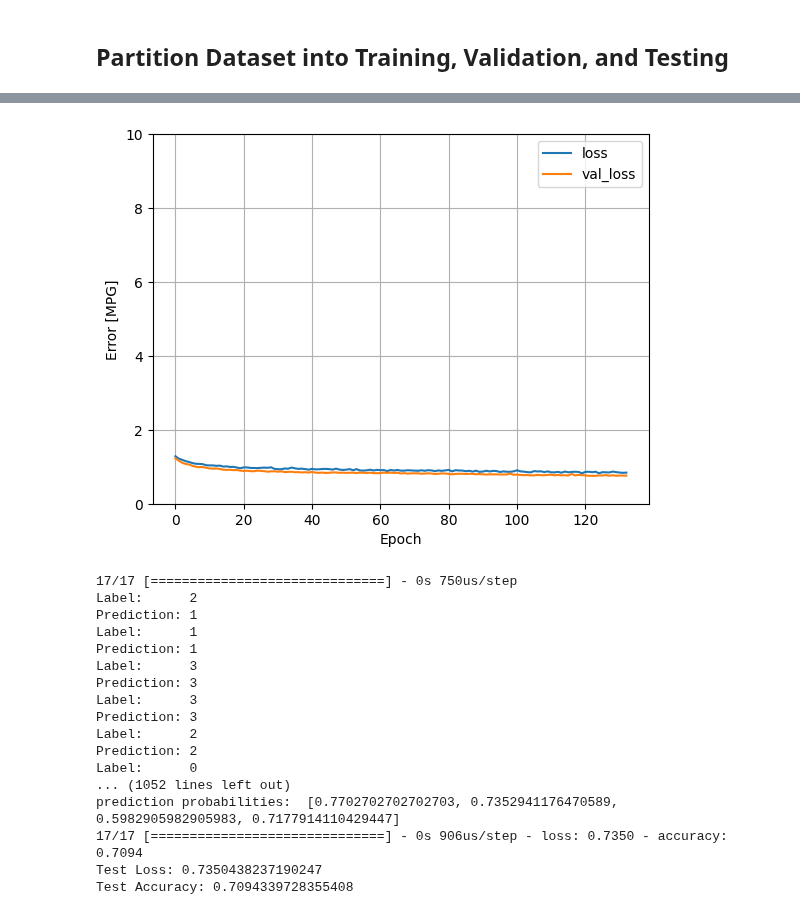
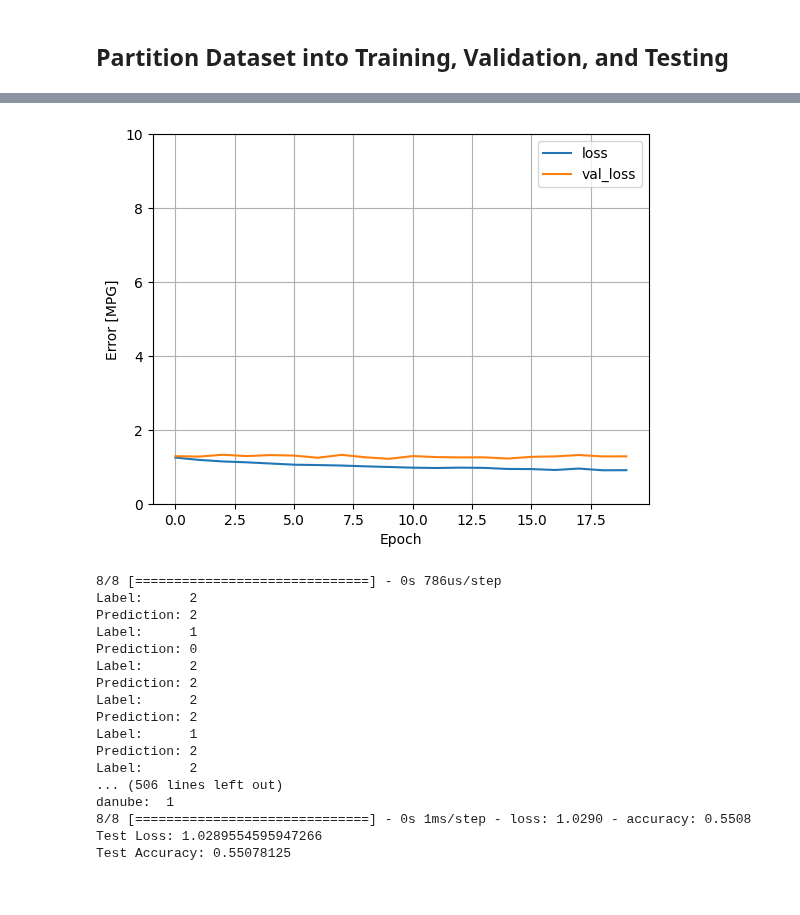
Before and after one commit to Purdue-Artificial-Intelligence-in-Music/Mus2Vid-code, a Jupyter notebook: Genre_NN/classical_year_model.ipynb, the cells around one changed output, grey strips where cells are left out. Saved outputs shown, nothing was run; the diff lists cells and outputs as text; code cells hidden in the pictures.

```diff
--- a/Genre_NN/classical_year_model.ipynb
+++ b/Genre_NN/classical_year_model.ipynb
@@ -251,11 +251,11 @@ def balance_data(midi_df, genre_list):
     return balanced_df
 
 # Balance the input data
-balanced_df = balance_data(matched_midi_df, genre_list)
+# balanced_df = balance_data(matched_midi_df, genre_list)
 
 # Call the extract_midi_features function with the appropriate path DataFrame to extract the MIDI
 # file features and obtain the feature-label matrix
-labeled_features = extract_midi_features(balanced_df)
+labeled_features = extract_midi_features(matched_midi_df)
 # Print the labeled features
 print(labeled_features)
 print(labeled_features.shape)
@@ -375,6 +398,7 @@ from keras import metrics
 import numpy
 import pandas as pd
 import matplotlib.pyplot as plt
+import pretty_midi as pm
 
 
 # Define the model architecture
@@ -461,7 +485,11 @@ print("correct labels in test data: ", correct)
 probabilities = [i / j for i, j in zip(correct, predicted_labels)]
 print("prediction probabilities: ", probabilities)
 
-
+danube_midi = pm.PrettyMIDI('The-Blue-Danube-Waltz.mid')
+danube_feats = get_features(danube_midi)
+danube_feats = np.asarray(danube_feats)
+danube_feats = np.expand_dims(danube_feats, axis = 0)
+print('danube: ', np.argmax(model.predict(danube_feats)))
 # Evaluate the model on the test set
 test_loss, test_accuracy = model.evaluate(test_features, to_categorical(test_labels))
 print("Test Loss:", test_loss)
@@ -487,18 +515,18 @@ Epoch 133/200
-[figure, old version]
+[figure, new version]
-17/17 [==============================] - 0s 750us/step
-Label:      2
-Prediction: 1
-Label:      1
-Prediction: 1
-Label:      3
-Prediction: 3
-Label:      3
-Prediction: 3
+8/8 [==============================] - 0s 786us/step
 Label:      2
 Prediction: 2
-Label:      0
-... (1052 lines left out)
-prediction probabilities:  [0.7702702702702703, 0.7352941176470589, 0.5982905982905983, 0.7177914110429447]
-17/17 [==============================] - 0s 906us/step - loss: 0.7350 - accuracy: 0.7094
-Test Loss: 0.7350438237190247
-Test Accuracy: 0.7094339728355408
+Label:      1
+Prediction: 0
+Label:      2
+Prediction: 2
+Label:      2
+Prediction: 2
+Label:      1
+Prediction: 2
+Label:      2
+... (506 lines left out)
+danube:  1
+8/8 [==============================] - 0s 1ms/step - loss: 1.0290 - accuracy: 0.5508
+Test Loss: 1.0289554595947266
+Test Accuracy: 0.55078125
```
Also changed, not shown: parts of 4 cells of this notebook, 4 other files.
